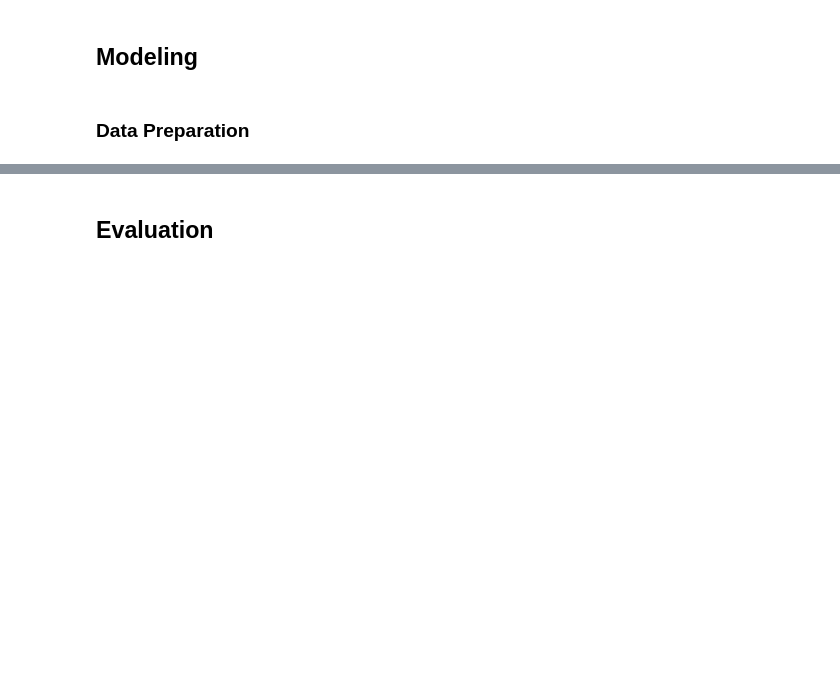
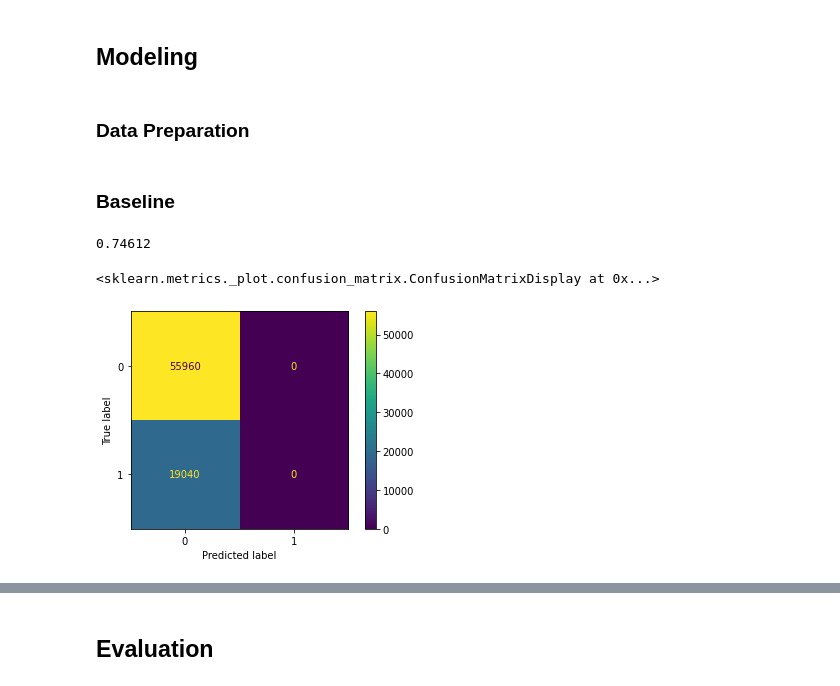
Before and after one commit to Sombrero7/sods-project-1, a Jupyter notebook: notebook2.ipynb, the cells around one changed output, grey strips where cells are left out. Saved outputs shown, nothing was run; the diff lists cells and outputs as text; code cells hidden in the pictures; blank space fills up the shorter version.

```diff
--- a/notebook2.ipynb
+++ b/notebook2.ipynb
@@ -312,0 +376,17 @@ list(split(list(df.columns), int(len(df.columns) / 10)))
+# %%
+DAYS_IN_MONTH = 30 # for simplicity
+MONTHS_IN_YEAR = 12
+
+df["day"] = pd.DatetimeIndex(df['date']).day
+df["month"] = pd.DatetimeIndex(df['date']).month
+df["year"] = pd.DatetimeIndex(df['date']).year
+
+df["sin_day"] = np.sin(2*np.pi*df["day"]/DAYS_IN_MONTH)
+df["cos_day"] = np.cos(2*np.pi*df["day"]/DAYS_IN_MONTH)
+
+df["sin_month"] = np.sin(2*np.pi*df["month"]/MONTHS_IN_YEAR)
+df["cos_month"] = np.cos(2*np.pi*df["month"]/MONTHS_IN_YEAR)
+
+df["year"] = df["year"].map(lambda x: 1 if x==2018 else 0)
+
+df = df.drop("date", axis=1)
@@ -316,0 +410,7 @@ list(split(list(df.columns), int(len(df.columns) / 10)))
+# %%
+df = df.drop("customer_ID", axis=1)
+target = target.drop("customer_ID", axis=1)
+# %%
+X_train, X_test, y_train, y_test = train_test_split(df, target, random_state=42, stratify=target)
+# %% [markdown]
+### Baseline
@@ -316,0 +419,16 @@ list(split(list(df.columns), int(len(df.columns) / 10)))
+# %%
+dummy_classifier = DummyClassifier(random_state=42)
+dummy_classifier.fit(X_train, y_train)
+
+y_train_pred = dummy_classifier.predict(X_train)
+y_test_pred = dummy_classifier.predict(X_test)
+
+dummy_classifier.score(X_test, y_test)
+# %% [output]
+0.74612
+# %%
+dummy_cm_train = confusion_matrix(y_train, y_train_pred)
+ConfusionMatrixDisplay(dummy_cm_train).plot()
+# %% [output]
+<sklearn.metrics._plot.confusion_matrix.ConfusionMatrixDisplay at 0x...>
+[figure, added]
```
Also changed, not shown: parts of 78 cells of this notebook.
